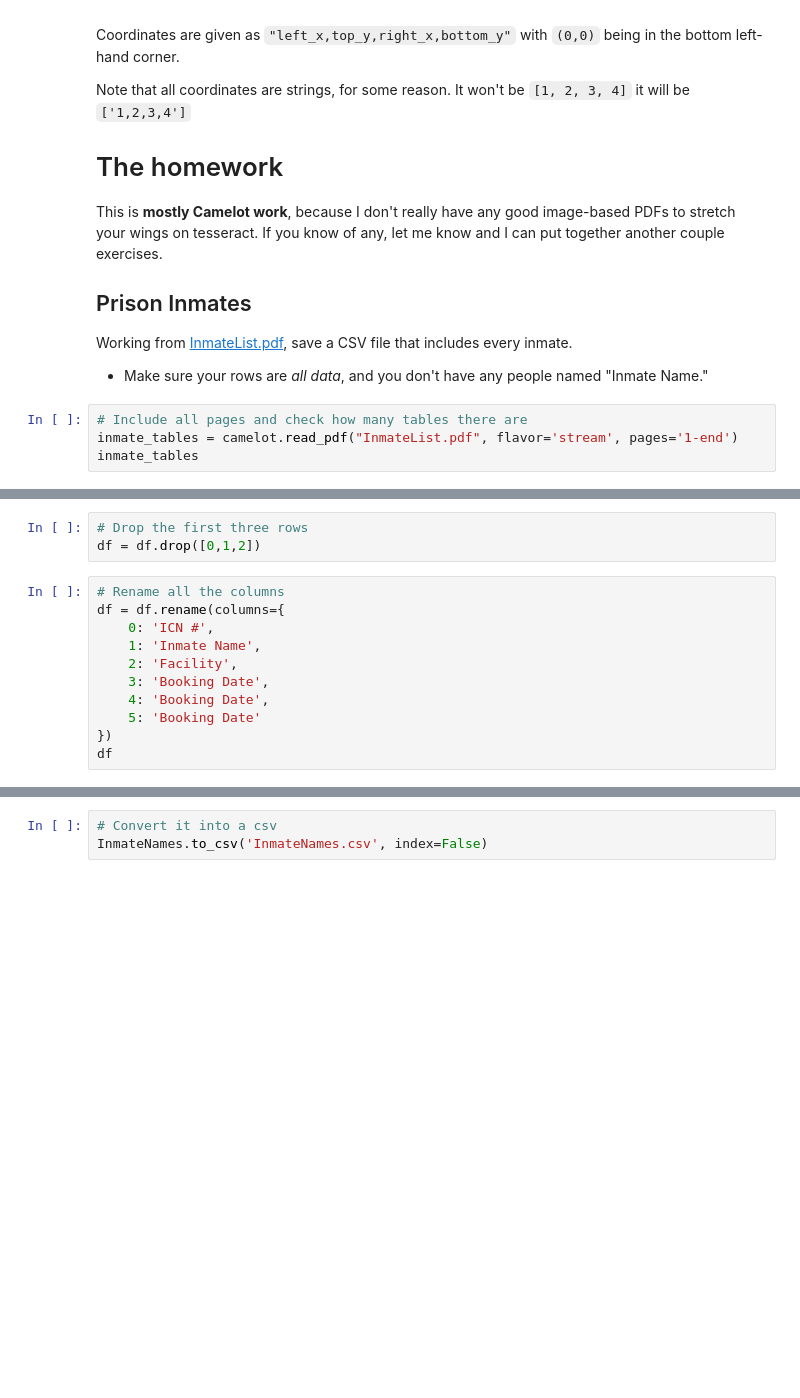
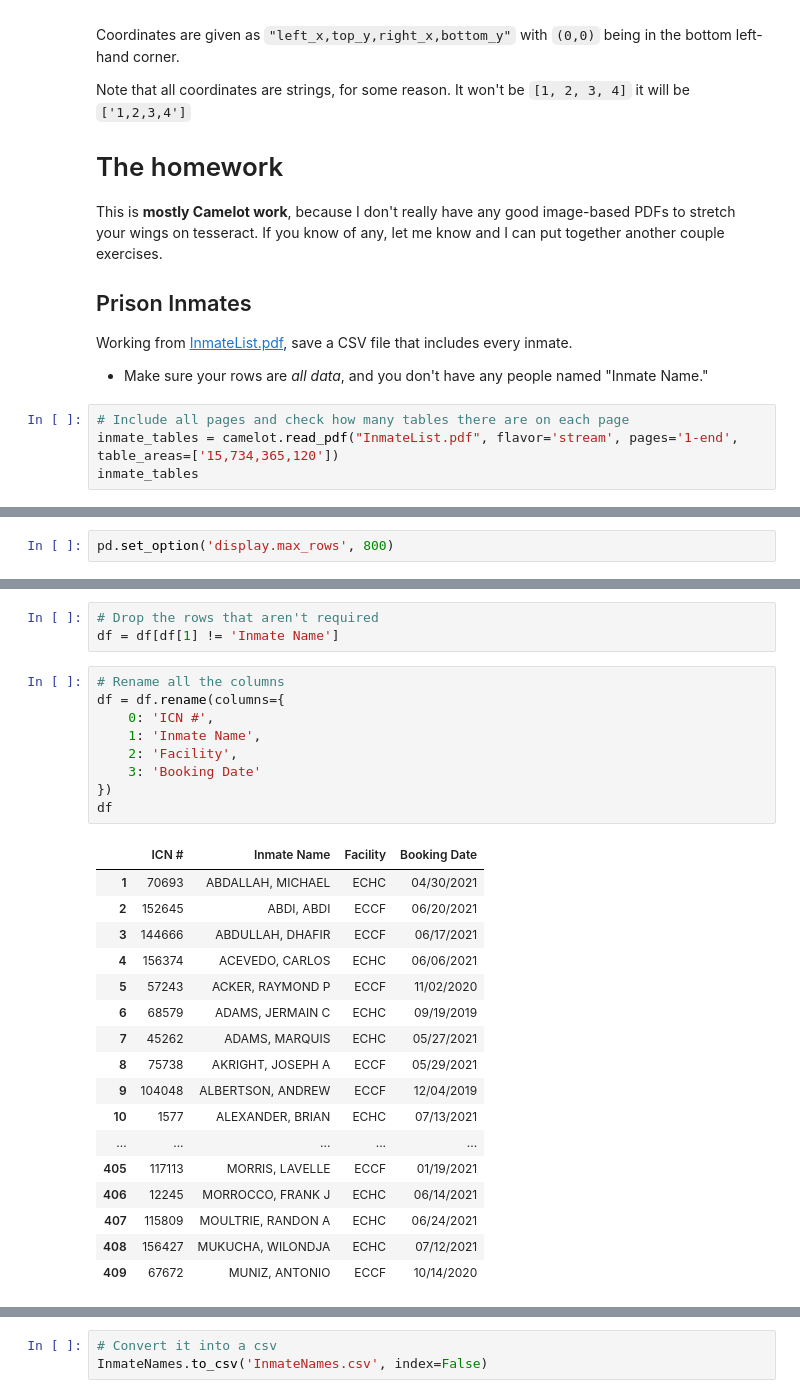
Before and after one commit to nisha5hetty/08-homework, a Jupyter notebook: Parsing PDFs Homework.ipynb, the cells around one changed output, grey strips where cells are left out. Cells and saved outputs as stored; diff of their text form; blank space fills up the shorter version.

```diff
--- a/Parsing PDFs Homework.ipynb
+++ b/Parsing PDFs Homework.ipynb
@@ -77,6 +106,6 @@ Working from [InmateList.pdf](InmateList.pdf), save a CSV file that includes eve
 
 * Make sure your rows are *all data*, and you don't have any people named "Inmate Name."
 # %%
-# Include all pages and check how many tables there are
-inmate_tables = camelot.read_pdf("InmateList.pdf", flavor='stream', pages='1-end')
+# Include all pages and check how many tables there are on each page
+inmate_tables = camelot.read_pdf("InmateList.pdf", flavor='stream', pages='1-end', table_areas=['15,734,365,120'])
 inmate_tables
@@ -83,2 +119,4 @@ inmate_tables
+# %%
+pd.set_option('display.max_rows', 800)
 # %%
 inmate_tables[0].df
@@ -89,14 +166,30 @@ df
 # %%
-# Drop the first three rows
-df = df.drop([0,1,2])
+# Drop the rows that aren't required
+df = df[df[1] != 'Inmate Name']
 # %%
 # Rename all the columns
 df = df.rename(columns={
     0: 'ICN #',
     1: 'Inmate Name',
     2: 'Facility',
-    3: 'Booking Date',
-    4: 'Booking Date',
-    5: 'Booking Date'
+    3: 'Booking Date'
 })
 df
+# %% [output]
+|  | ICN # | Inmate Name | Facility | Booking Date |
+| 1 | 70693 | ABDALLAH, MICHAEL | ECHC | 04/30/2021 |
+| 2 | 152645 | ABDI, ABDI | ECCF | 06/20/2021 |
+| 3 | 144666 | ABDULLAH, DHAFIR | ECCF | 06/17/2021 |
+| 4 | 156374 | ACEVEDO, CARLOS | ECHC | 06/06/2021 |
+| 5 | 57243 | ACKER, RAYMOND P | ECCF | 11/02/2020 |
+| 6 | 68579 | ADAMS, JERMAIN C | ECHC | 09/19/2019 |
+| 7 | 45262 | ADAMS, MARQUIS | ECHC | 05/27/2021 |
+| 8 | 75738 | AKRIGHT, JOSEPH A | ECCF | 05/29/2021 |
+| 9 | 104048 | ALBERTSON, ANDREW | ECCF | 12/04/2019 |
+| 10 | 1577 | ALEXANDER, BRIAN | ECHC | 07/13/2021 |
+| ... | ... | ... | ... | ... |
+| 405 | 117113 | MORRIS, LAVELLE | ECCF | 01/19/2021 |
+| 406 | 12245 | MORROCCO, FRANK J | ECHC | 06/14/2021 |
+| 407 | 115809 | MOULTRIE, RANDON A | ECHC | 06/24/2021 |
+| 408 | 156427 | MUKUCHA, WILONDJA | ECHC | 07/12/2021 |
+| 409 | 67672 | MUNIZ, ANTONIO | ECCF | 10/14/2020 |
```
Also changed, not shown: parts of 52 cells of this notebook.
